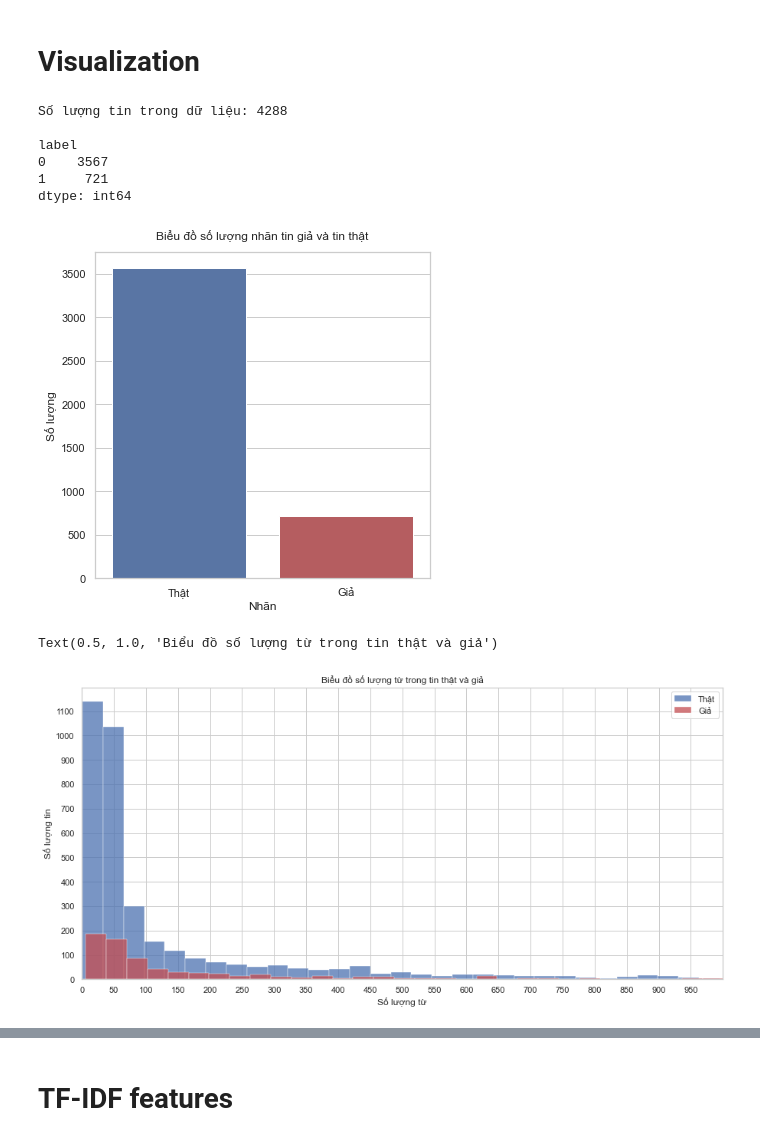
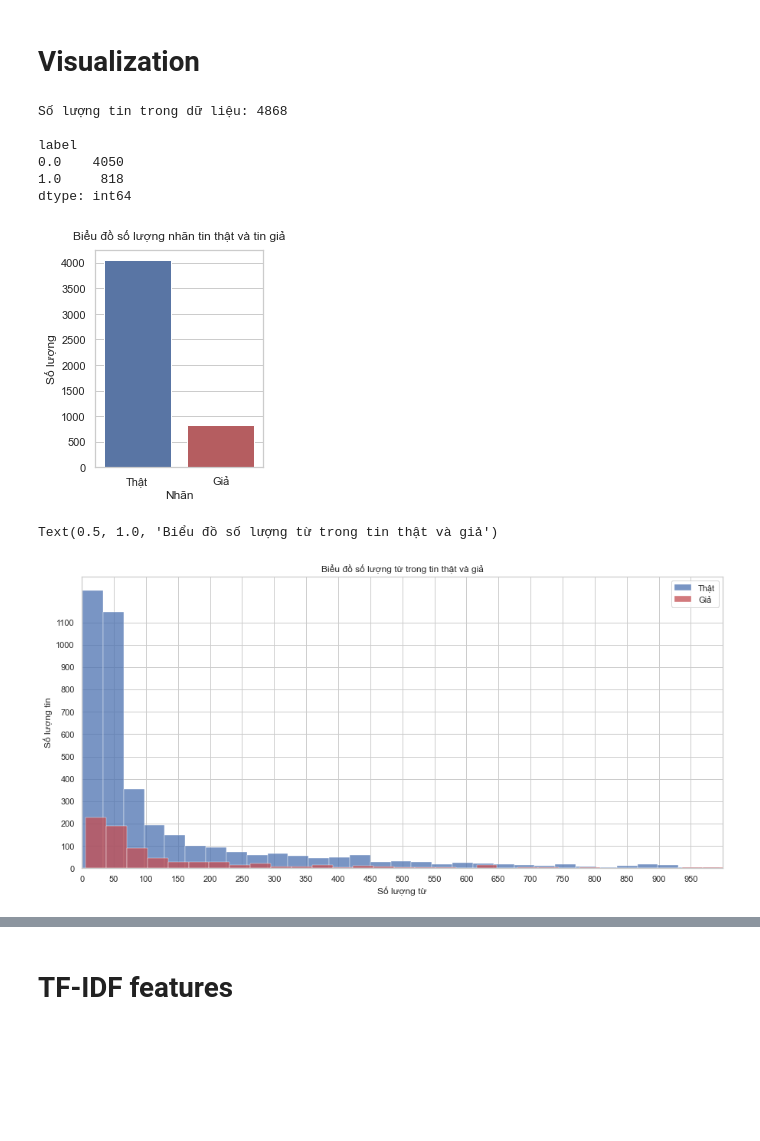
Before and after one commit to nhmt120/vietnamese-fake-news-detection, a Jupyter notebook: data visualization.ipynb, the cells around one changed output, grey strips where cells are left out. Cells and saved outputs as stored; diff of their text form; code cells hidden in the pictures; blank space fills up the shorter version.

Commit message:
Add train data and update visualize on report

```diff
--- a/data visualization.ipynb
+++ b/data visualization.ipynb
@@ -7,5 +8,6 @@ import re
 # %%
 # get data
-df = pd.read_csv('data/public_train.csv')
+df = pd.read_csv('data/public_train.csv').append(pd.read_excel('data/warmup_training_dataset.xlsx'))
+print(df.shape)
 df.head()
 # %% [output]
@@ -62,7 +63,7 @@ df['timestamp_post'] = pd.to_datetime(df['timestamp_post'], unit='s', errors='co
 # %%
 # remove null, duplicate text content record and change dtype of num_like, comment, share feature to int64
 df = df.dropna(subset=['post_message'])
-df['timestamp_post'] = df['timestamp_post'].fillna(pd.Timestamp(0000000000)) # empty timestamp
+df['timestamp_post'] = df['timestamp_post'].fillna(pd.Timestamp(0)) # empty timestamp
 df = df.fillna(0)
 df = df.drop_duplicates(subset='post_message', keep='first')
 df.iloc[:, 4:7] = df.iloc[:, 4:7].astype('int64')
@@ -98,23 +107,23 @@ cf.go_offline()
 # %%
 # Count of each label
 label_count = df.value_counts('label')
 
 sns.set_theme(style="whitegrid")
-plt.figure(figsize=(6, 6))
+plt.figure(figsize=(3, 4))
 sns.barplot(x=['Thật', 'Giả'], y=label_count, palette=['b', 'r'])
 plt.xlabel('Nhãn')
 plt.ylabel('Số lượng')
-plt.title('Biểu đồ số lượng nhãn tin giả và tin thật', y=1.02) # y = space from graph
+plt.title('Biểu đồ số lượng nhãn tin thật và tin giả', y=1.02) # y = space from graph
 print('Số lượng tin trong dữ liệu:', len(df['label']), '\n')
 print(label_count, '\n')
 # %% [output]
-Số lượng tin trong dữ liệu: 4288
+Số lượng tin trong dữ liệu: 4868
 
 label
-0    3567
-1     721
+0.0    4050
+1.0     818
 dtype: int64
-[figure, old version]
+[figure, new version]
 # %%
 # for graphing
 len_true = [len(n.split()) for n in df[df['label'] == 0]['post_message']]
@@ -133,5 +142,5 @@ plt.legend(labels=["Thật", "Giả"])
 plt.title('Biểu đồ số lượng từ trong tin thật và giả')
 # %% [output]
 Text(0.5, 1.0, 'Biểu đồ số lượng từ trong tin thật và giả')
-[figure, old version]
+[figure, new version]
 # %%
```
Also changed, not shown: parts of 13 cells of this notebook, 5 other files.
